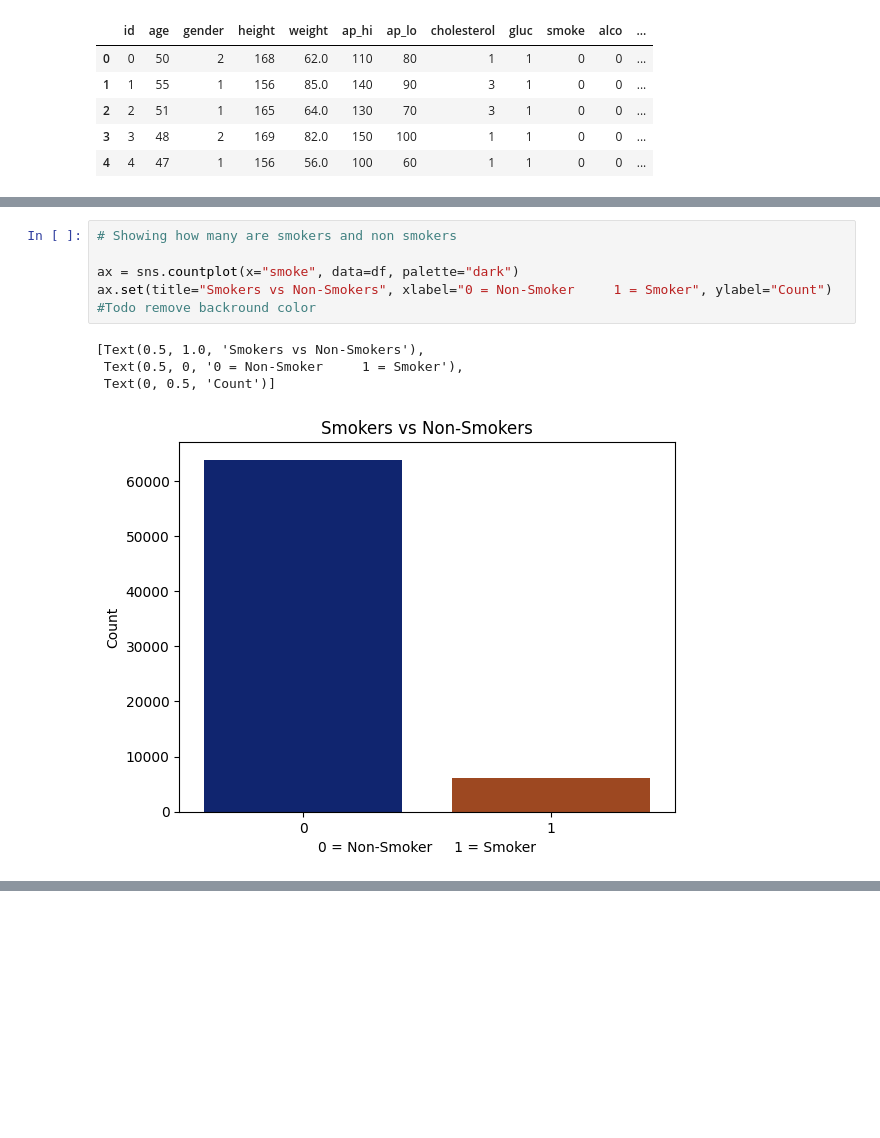
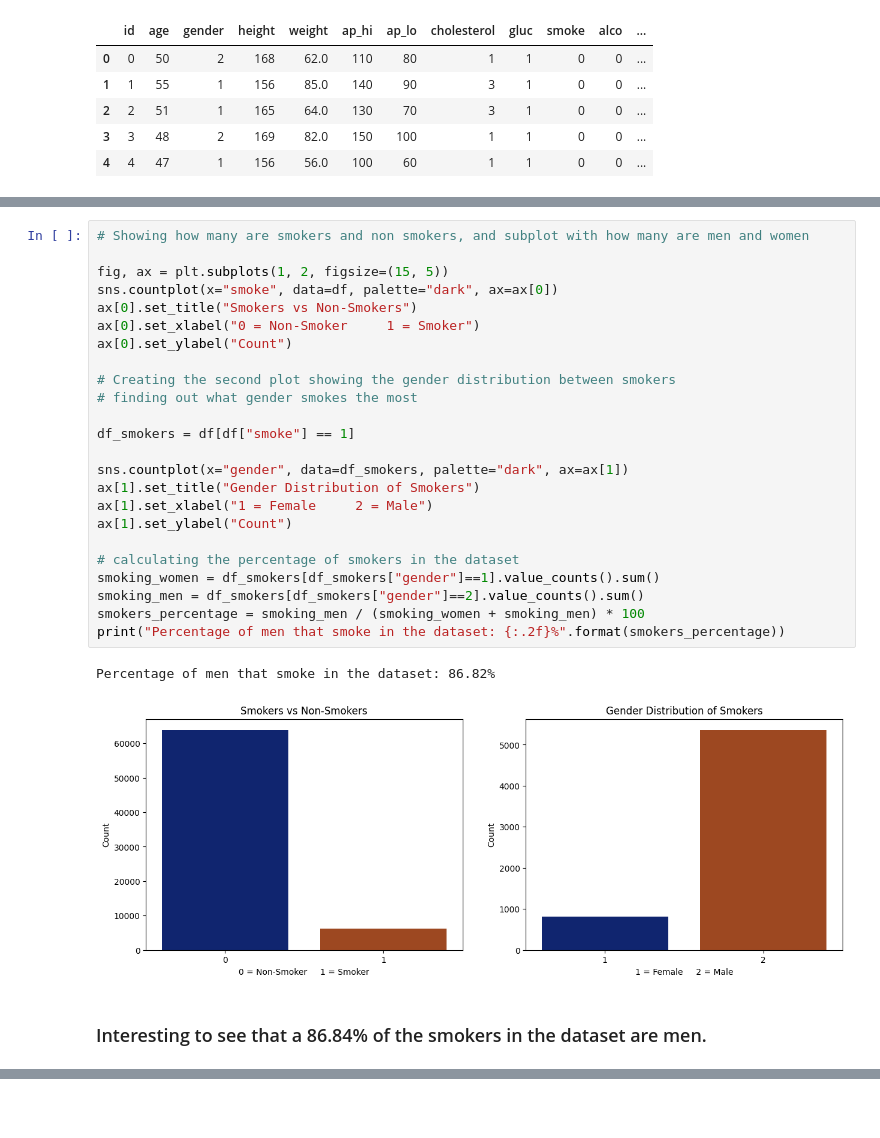
Before and after one commit to Rufshod/Machine-Learning-Alexander-Andersson, a Jupyter notebook: Lab/Lab_2.ipynb, the cells around one changed output, grey strips where cells are left out. Cells and saved outputs as stored; diff of their text form; blank space fills up the shorter version.

```diff
--- a/Lab/Lab_2.ipynb
+++ b/Lab/Lab_2.ipynb
@@ -137,17 +116,35 @@ ax.set(title="Age Distribution", xlabel="Age", ylabel="Count")
  Text(0.5, 0, 'Age'),
  Text(0, 0.5, 'Count')]
 [figure]
-# %%
-# Showing how many are smokers and non smokers
-
-ax = sns.countplot(x="smoke", data=df, palette="dark")
-ax.set(title="Smokers vs Non-Smokers", xlabel="0 = Non-Smoker     1 = Smoker", ylabel="Count")
-#Todo remove backround color
-# %% [output]
-[Text(0.5, 1.0, 'Smokers vs Non-Smokers'),
- Text(0.5, 0, '0 = Non-Smoker     1 = Smoker'),
- Text(0, 0.5, 'Count')]
-[figure, removed]
+# %%
+# Showing how many are smokers and non smokers, and subplot with how many are men and women
+
+fig, ax = plt.subplots(1, 2, figsize=(15, 5))
+sns.countplot(x="smoke", data=df, palette="dark", ax=ax[0])
+ax[0].set_title("Smokers vs Non-Smokers")
+ax[0].set_xlabel("0 = Non-Smoker     1 = Smoker")
+ax[0].set_ylabel("Count")
+
+# Creating the second plot showing the gender distribution between smokers
+# finding out what gender smokes the most
+
+df_smokers = df[df["smoke"] == 1]
+
+sns.countplot(x="gender", data=df_smokers, palette="dark", ax=ax[1])
+ax[1].set_title("Gender Distribution of Smokers")
+ax[1].set_xlabel("1 = Female     2 = Male")
+ax[1].set_ylabel("Count")
+
+# calculating the percentage of smokers in the dataset
+smoking_women = df_smokers[df_smokers["gender"]==1].value_counts().sum()
+smoking_men = df_smokers[df_smokers["gender"]==2].value_counts().sum()
+smokers_percentage = smoking_men / (smoking_women + smoking_men) * 100
+print("Percentage of men that smoke in the dataset: {:.2f}%".format(smokers_percentage))
+# %% [output]
+Percentage of men that smoke in the dataset: 86.82%
+[figure, added]
+# %% [markdown]
+### Interesting to see that a 86.84% of the smokers in the dataset are men.
 # %%
 # Visualising weight, height distribution in subplots
 
```
Also changed, not shown: parts of 35 cells of this notebook, 3 other files.
